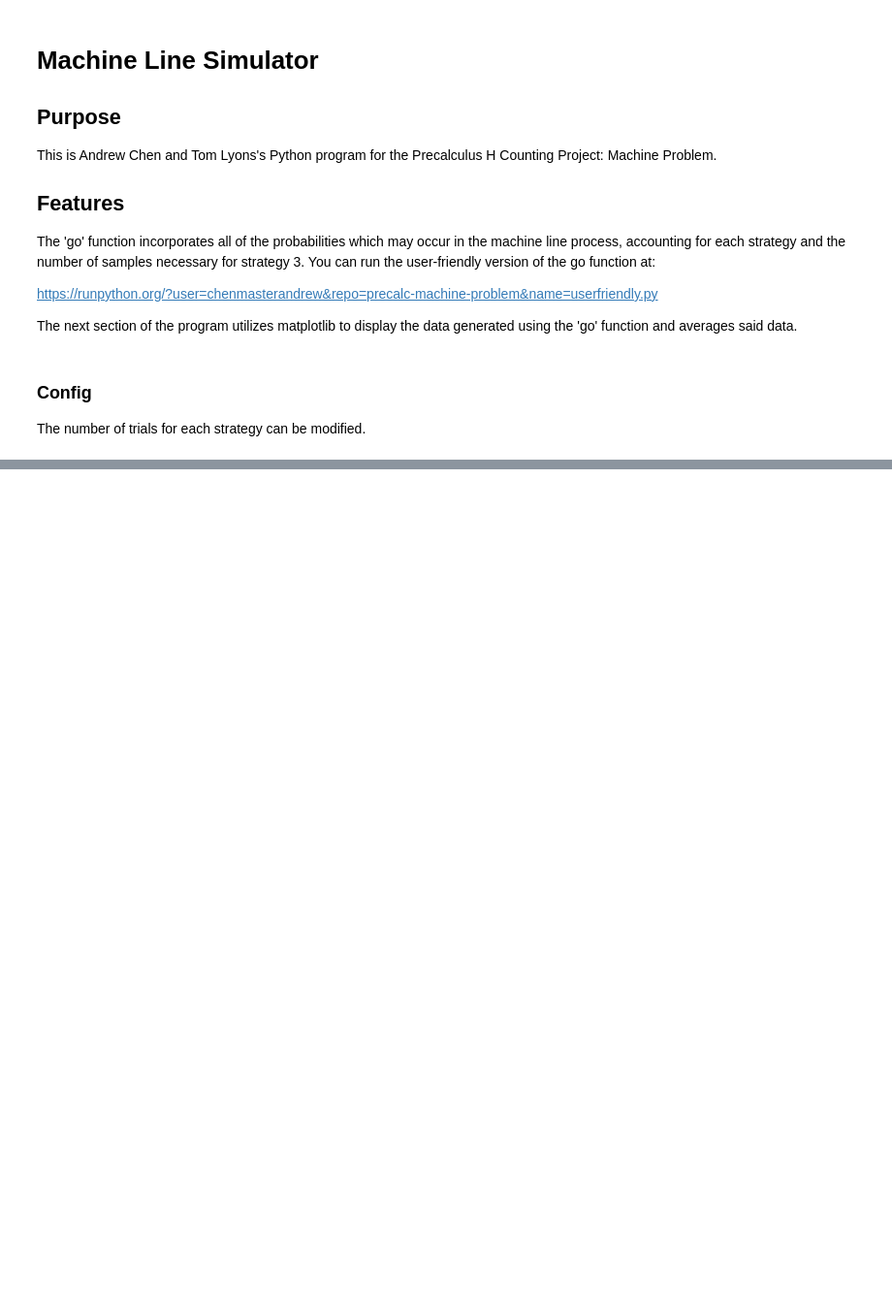
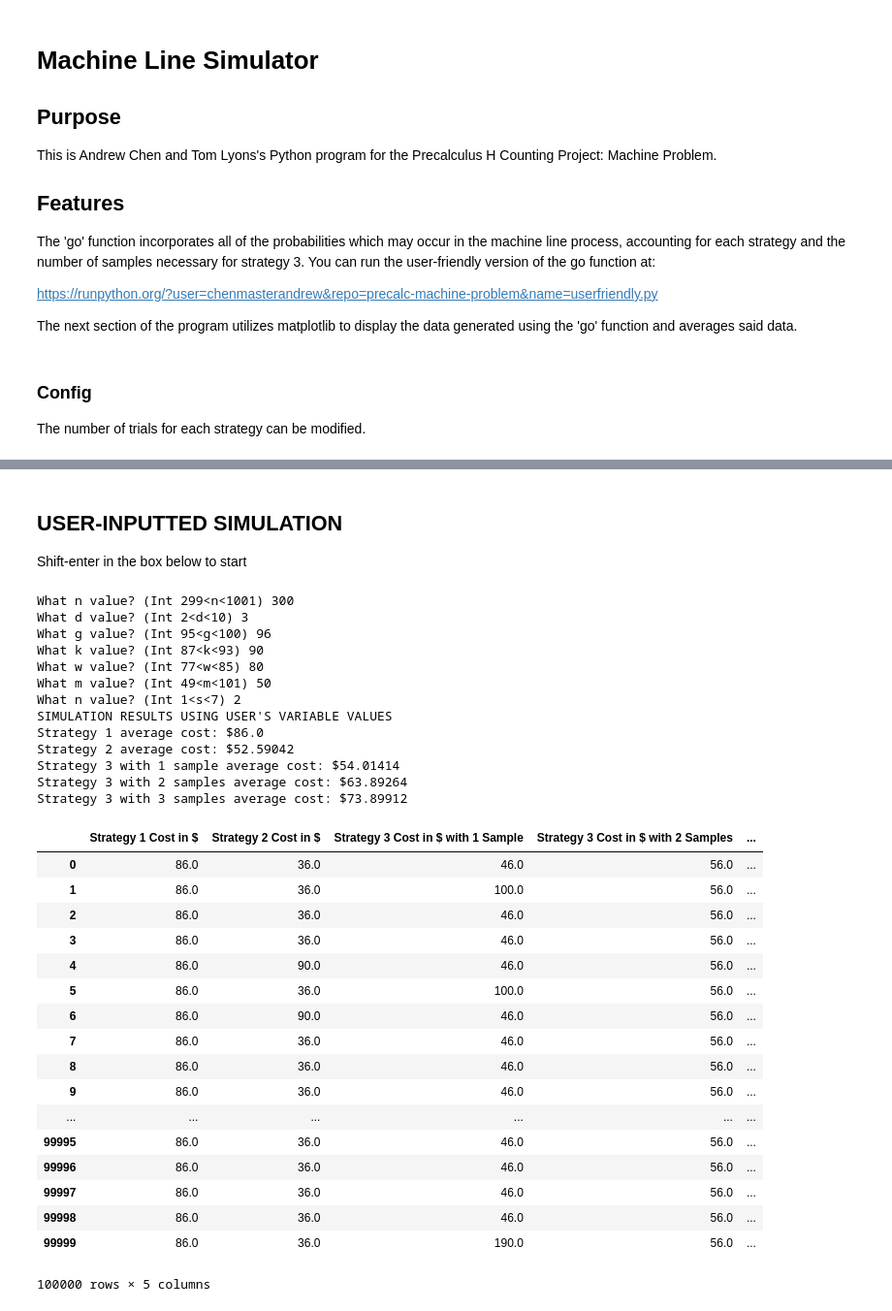
Before and after one commit to chenmasterandrew/precalc-machine-problem, a Jupyter notebook: countingproject.ipynb, the cells around one changed output, grey strips where cells are left out. Shown at 97% size. Drawn from its saved outputs; the diff is of its cells as text; code cells hidden in the pictures; blank space fills up the shorter version.

```diff
--- a/countingproject.ipynb
+++ b/countingproject.ipynb
@@ -121,0 +173,37 @@ Strategy 3 with 3 samples average cost: $197.73694790000155
+# %% [markdown]
+## USER-INPUTTED SIMULATION
+Shift-enter in the box below to start
+# %%
+display(2)
+# %% [output]
+What n value? (Int 299<n<1001) 300
+What d value? (Int 2<d<10) 3
+What g value? (Int 95<g<100) 96
+What k value? (Int 87<k<93) 90
+What w value? (Int 77<w<85) 80
+What m value? (Int 49<m<101) 50
+What n value? (Int 1<s<7) 2
+SIMULATION RESULTS USING USER'S VARIABLE VALUES
+Strategy 1 average cost: $86.0
+Strategy 2 average cost: $52.59042
+Strategy 3 with 1 sample average cost: $54.01414
+Strategy 3 with 2 samples average cost: $63.89264
+Strategy 3 with 3 samples average cost: $73.89912
+|  | Strategy 1 Cost in $ | Strategy 2 Cost in $ | Strategy 3 Cost in $ with 1 Sample | Strategy 3 Cost in $ with 2 Samples | ... |
+| 0 | 86.0 | 36.0 | 46.0 | 56.0 | ... |
+| 1 | 86.0 | 36.0 | 100.0 | 56.0 | ... |
+| 2 | 86.0 | 36.0 | 46.0 | 56.0 | ... |
+| 3 | 86.0 | 36.0 | 46.0 | 56.0 | ... |
+| 4 | 86.0 | 90.0 | 46.0 | 56.0 | ... |
+| 5 | 86.0 | 36.0 | 100.0 | 56.0 | ... |
+| 6 | 86.0 | 90.0 | 46.0 | 56.0 | ... |
+| 7 | 86.0 | 36.0 | 46.0 | 56.0 | ... |
+| 8 | 86.0 | 36.0 | 46.0 | 56.0 | ... |
+| 9 | 86.0 | 36.0 | 46.0 | 56.0 | ... |
+| ... | ... | ... | ... | ... | ... |
+| 99995 | 86.0 | 36.0 | 46.0 | 56.0 | ... |
+| 99996 | 86.0 | 36.0 | 46.0 | 56.0 | ... |
+| 99997 | 86.0 | 36.0 | 46.0 | 56.0 | ... |
+| 99998 | 86.0 | 36.0 | 46.0 | 56.0 | ... |
+| 99999 | 86.0 | 36.0 | 190.0 | 56.0 | ... |
+100000 rows × 5 columns
```
Also changed, not shown: parts of 5 cells of this notebook, 1 other file.
